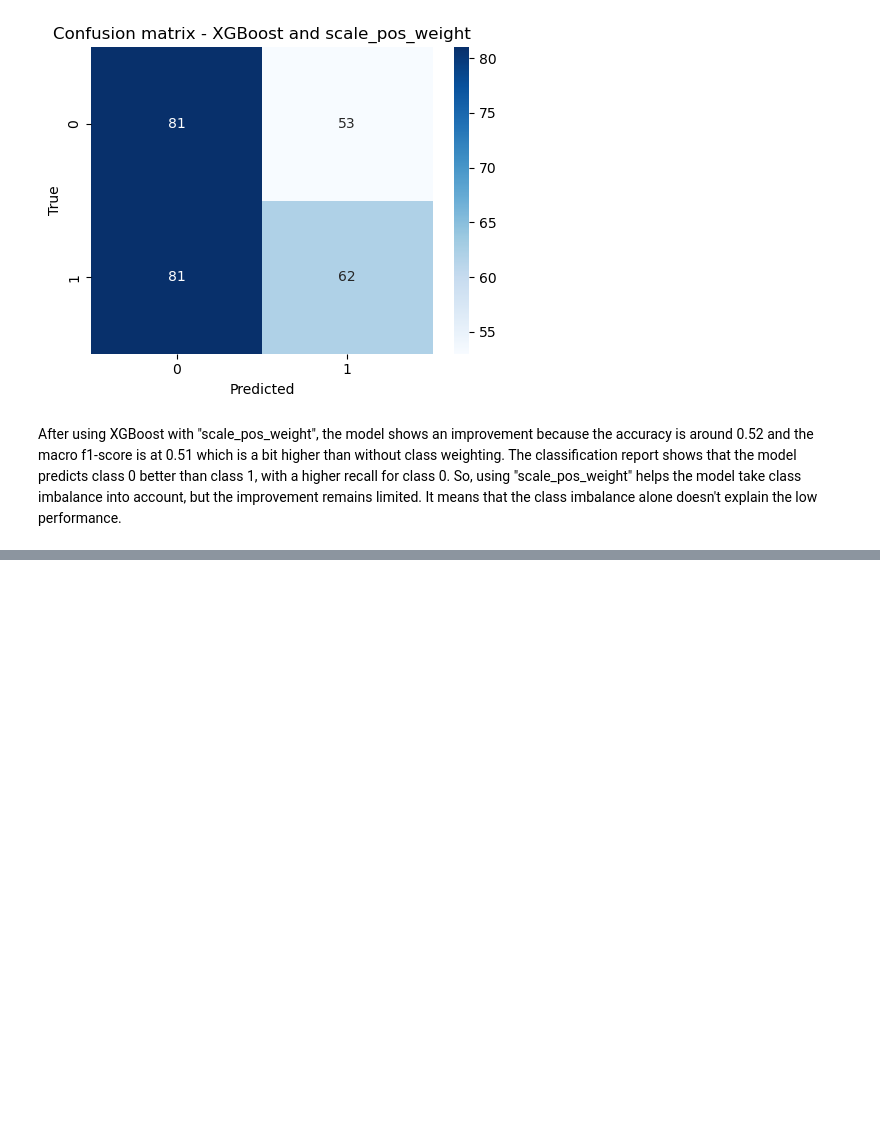
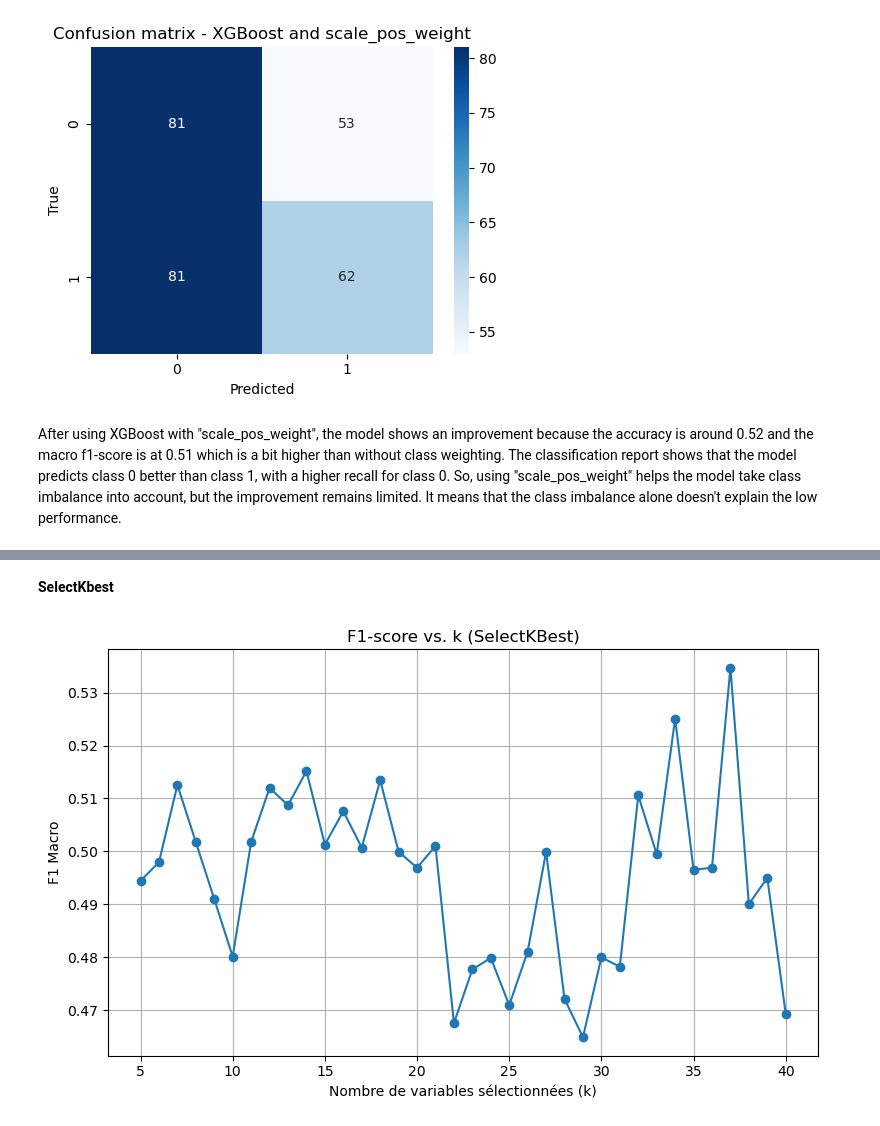
Before and after one commit to KoLiBrie9/MLPROJECT, a Jupyter notebook: second_approach.ipynb, the cells around one changed output, grey strips where cells are left out. Drawn from its saved outputs; the diff is of its cells as text; code cells hidden in the pictures; blank space fills up the shorter version.

```diff
--- a/second_approach.ipynb
+++ b/second_approach.ipynb
@@ -1132,0 +1272,32 @@ After using XGBoost with "scale_pos_weight", the model shows an improvement beca
+# %% [markdown]
+**SelectKbest**
+# %%
+scores_k = []
+# Test different numbers of selected features
+for k in range(5, 41):
+    selector = SelectKBest(score_func=f_classif, k=k) # select the top k features
+
+    # apply feature selection
+    X_train_k = selector.fit_transform(X_train_prep, y_train)
+    X_test_k = selector.transform(X_test_prep)
+
+    # Train a random forest model
+    model = RandomForestClassifier(random_state=42)
+    model.fit(X_train_k, y_train)
+    y_pred_k = model.predict(X_test_k)
+
+    f1 = f1_score(y_test, y_pred_k, average='macro')
+    #store k and its corresponding f1-score
+    scores_k.append((k, f1))
+
+k_vals, f1_vals = zip(*scores_k)
+plt.figure(figsize=(8,5))
+plt.plot(k_vals, f1_vals, marker='o')
+plt.title("F1-score vs. k (SelectKBest)")
+plt.xlabel("Nombre de variables sélectionnées (k)")
+plt.ylabel("F1 Macro")
+plt.grid(True)
+plt.tight_layout()
+plt.show()
+# %% [output]
+[figure, added]
```
Also changed, not shown: parts of 30 cells of this notebook.
